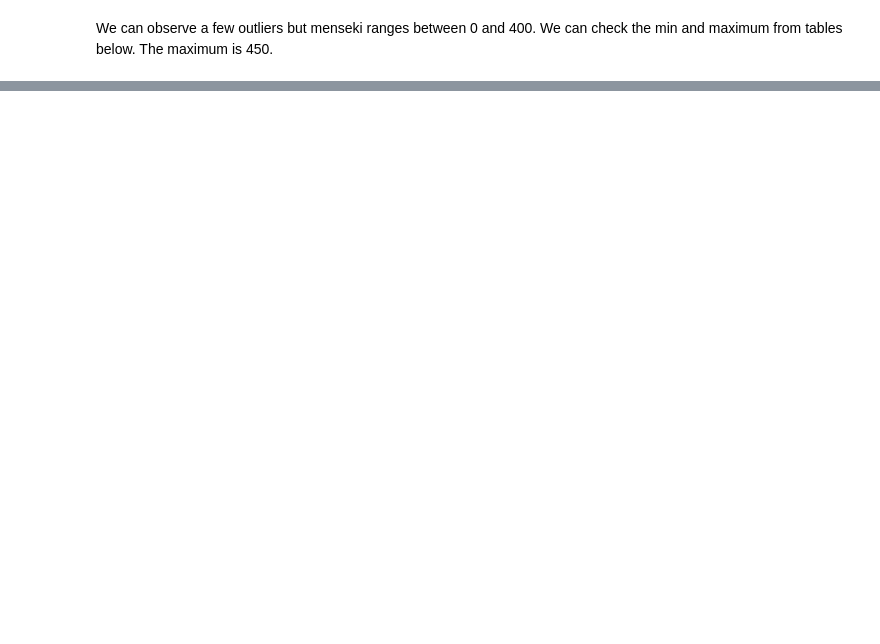
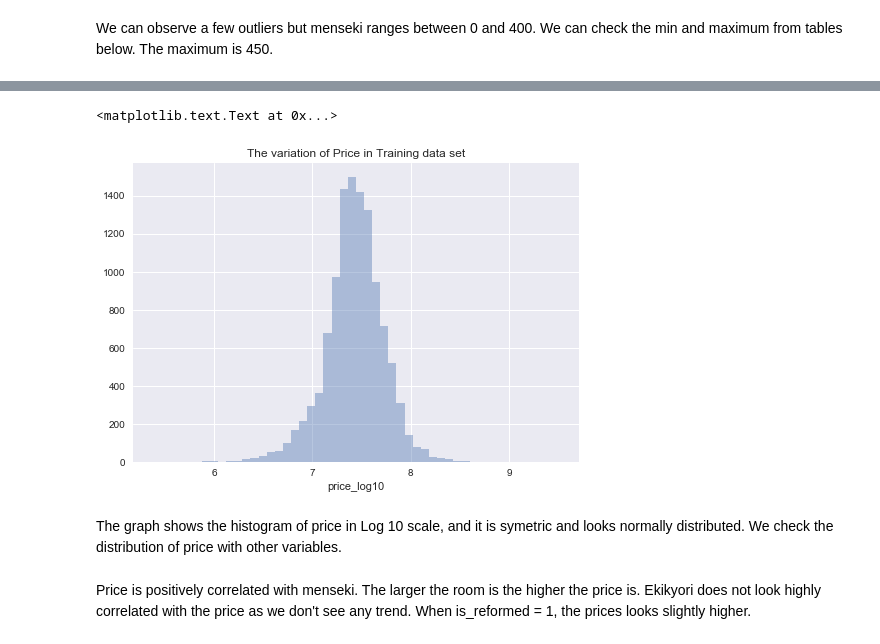
Before and after one commit to stubz/machine-learning, a Jupyter notebook: projects/capstone/tokyo_housing_data_analysis.ipynb, the cells around one changed output, grey strips where cells are left out. Saved outputs shown, nothing was run; the diff lists cells and outputs as text; code cells hidden in the pictures; blank space fills up the shorter version.

```diff
--- a/projects/capstone/tokyo_housing_data_analysis.ipynb
+++ b/projects/capstone/tokyo_housing_data_analysis.ipynb
@@ -407,0 +591,12 @@ test.describe()
+# %%
+d['price_log10'] = np.log10(d.price)
+train['price_log10'] = np.log10(train.price)
+sns.distplot(train.price_log10, kde=False, rug=False)
+sns.plt.title('The variation of Price in Training data set')
+# %% [output]
+<matplotlib.text.Text at 0x...>
+[figure, added]
+# %% [markdown]
+The graph shows the histogram of price in Log 10 scale, and it is symetric and looks normally distributed. We check the distribution of price with other variables.
+# %% [markdown]
+Price is positively correlated with menseki. The larger the room is the higher the price is. Ekikyori does not look highly correlated with the price as we don't see any trend. When is_reformed = 1, the prices looks slightly higher.
```
Also changed, not shown: parts of 30 cells of this notebook, 5 other files.
